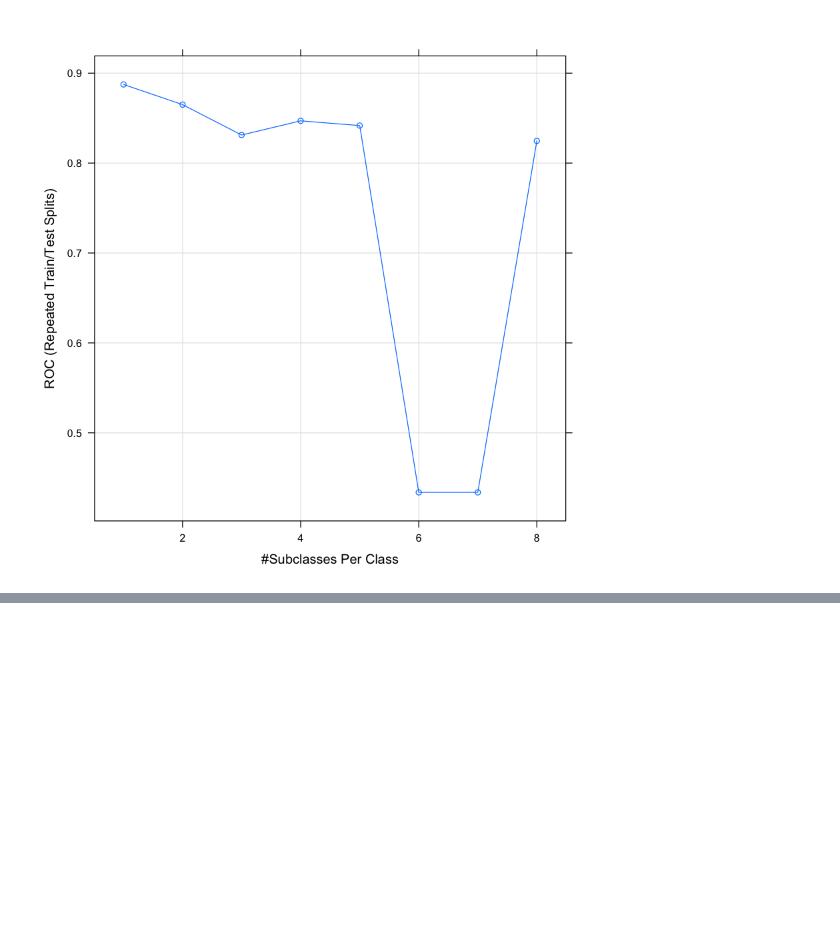
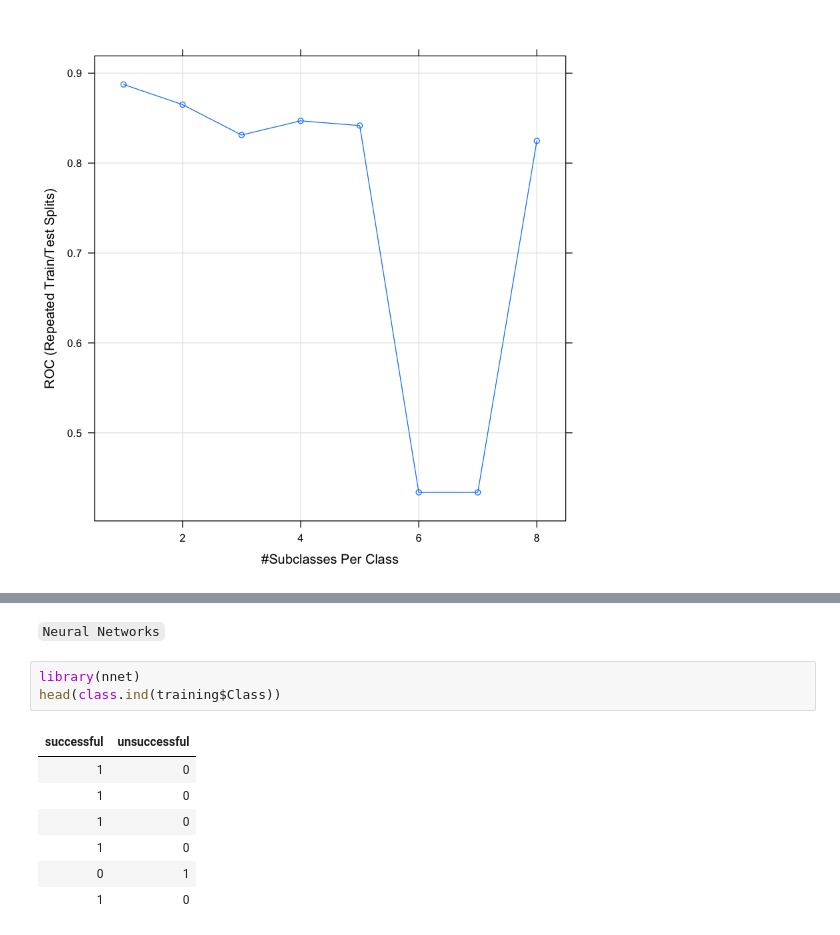
Before and after one commit to Randallzoeng/BookClub, a Jupyter notebook: AppliedPredictiveModeling/Chap. 13 Nonlinear Classification Models.ipynb, the cells around one changed output, grey strips where cells are left out. Drawn from its saved outputs; the diff is of its cells as text; blank space fills up the shorter version.

```diff
--- a/AppliedPredictiveModeling/Chap. 13 Nonlinear Classification Models.ipynb
+++ b/AppliedPredictiveModeling/Chap. 13 Nonlinear Classification Models.ipynb
@@ -137,0 +133,13 @@ update(plot(mdaFit,
+# %% [markdown]
+`Neural Networks`
+# %%
+library(nnet)
+head(class.ind(training$Class))
+# %% [output]
+| successful | unsuccessful |
+| 1 | 0 |
+| 1 | 0 |
+| 1 | 0 |
+| 1 | 0 |
+| 0 | 1 |
+| 1 | 0 |
```
Also changed, not shown: parts of 12 cells of this notebook.
